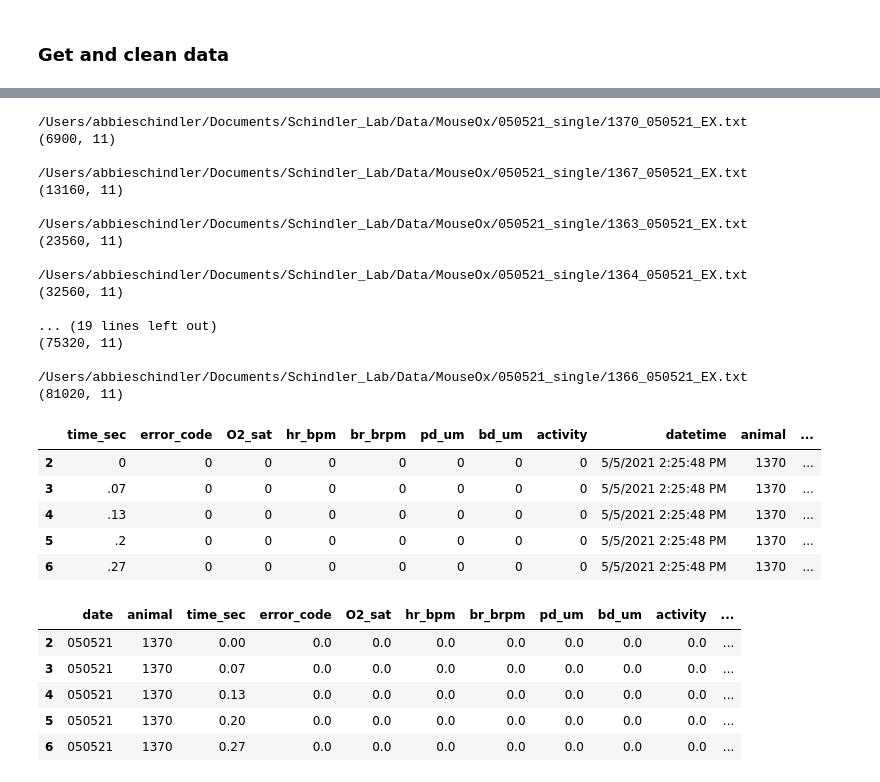
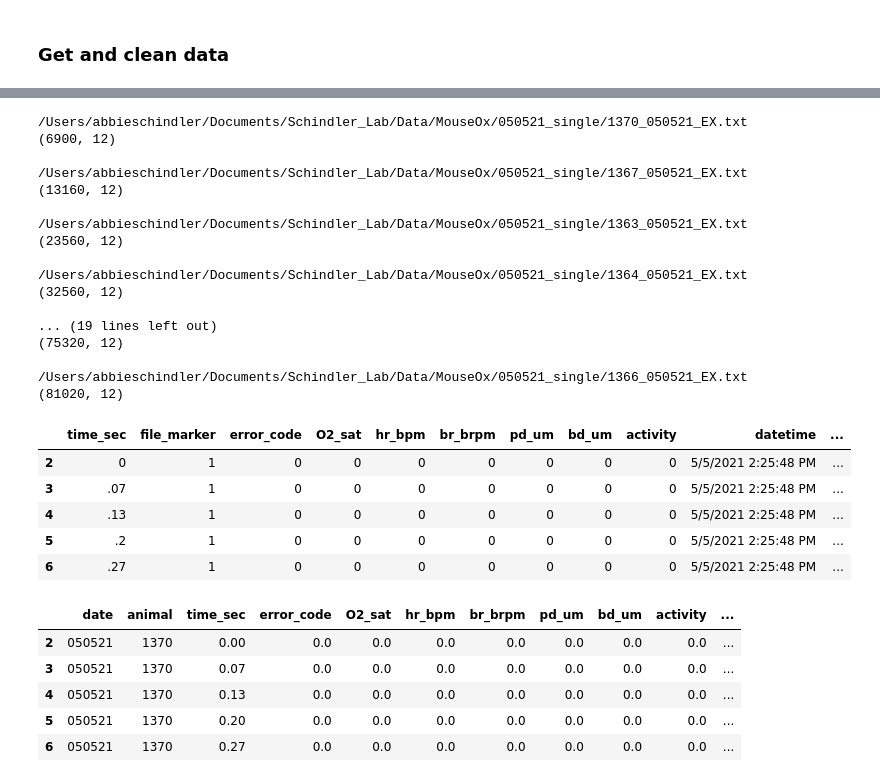
Before and after one commit to grace3999/BB_projects, a Jupyter notebook: MouseOx_single.ipynb, the cells around one changed output, grey strips where cells are left out. Drawn from its saved outputs; the diff is of its cells as text; code cells hidden in the pictures.

```diff
--- a/MouseOx_single.ipynb
+++ b/MouseOx_single.ipynb
@@ -18,7 +36,7 @@ sns.set_style("ticks")
 pd.set_option('display.max_rows', 500)
 pd.set_option('display.max_columns', 500)
 pd.set_option('display.width', 15000)
-pd.set_option('display.max_colwidth', -1)
+pd.set_option('display.max_colwidth', None)
 
 import warnings; warnings.simplefilter('ignore')
 np.set_printoptions(suppress=True)
@@ -38,9 +71,8 @@ np.set_printoptions(suppress=True)
 # %% [markdown]
 ### Get and clean data
 # %%
-path = '/Users/abbieschindler/Documents/Schindler_Lab/Data/MouseOx/050521_single'
+path = '/content/gdrive/Shareddrives/Schindler Lab/data/MouseOx/data/EX1'
 
-#create list of data files provided by Microbiome Insights
 files = os.listdir(path)
 
 data_file_paths = []
@@ -93,52 +119,52 @@ for file in data_file_paths:
     data_int = pd.DataFrame(data = data_int)
 
     #drop un used columns
-    data_int = data_int.drop(['Custom ID', 'Subject', 'File', 'Core', '15Hz'], axis=1)
+    data_int = data_int.drop(['Custom ID', 'Subject', 'Core', '15Hz'], axis=1)
 
     #update columns names
-    data_int.columns = ['time_sec', 'error_code',
+    data_int.columns = ['time_sec', 'file_marker', 'error_code',
                         'O2_sat', 'hr_bpm', 'br_brpm', 'pd_um', 'bd_um', 'activity', 'datetime']
 
     #drop rows with param meta data
     data_int = data_int.drop([0, 1], axis=0)
 
     #add meta data
     data_int['animal'] = animal
     data_int['date'] = date
 
     #reset time index
     if final_data.empty:
         final_data = data_int
     else:
         final_data = pd.concat([final_data, data_int], axis=0)
 
     print(final_data.shape,'\n')
 
 final_data.head()
 # %% [output]
 /Users/abbieschindler/Documents/Schindler_Lab/Data/MouseOx/050521_single/1370_050521_EX.txt
-(6900, 11)
+(6900, 12)
 
 /Users/abbieschindler/Documents/Schindler_Lab/Data/MouseOx/050521_single/1367_050521_EX.txt
-(13160, 11)
+(13160, 12)
 
 /Users/abbieschindler/Documents/Schindler_Lab/Data/MouseOx/050521_single/1363_050521_EX.txt
-(23560, 11)
+(23560, 12)
 
 /Users/abbieschindler/Documents/Schindler_Lab/Data/MouseOx/050521_single/1364_050521_EX.txt
-(32560, 11)
+(32560, 12)
 
 ... (19 lines left out)
-(75320, 11)
+(75320, 12)
 
 /Users/abbieschindler/Documents/Schindler_Lab/Data/MouseOx/050521_single/1366_050521_EX.txt
-(81020, 11)
+(81020, 12)
-|  | time_sec | error_code | O2_sat | hr_bpm | br_brpm | pd_um | bd_um | activity | datetime | animal | ... |
-| 2 | 0 | 0 | 0 | 0 | 0 | 0 | 0 | 0 | 5/5/2021 2:25:48 PM | 1370 | ... |
-| 3 | .07 | 0 | 0 | 0 | 0 | 0 | 0 | 0 | 5/5/2021 2:25:48 PM | 1370 | ... |
-| 4 | .13 | 0 | 0 | 0 | 0 | 0 | 0 | 0 | 5/5/2021 2:25:48 PM | 1370 | ... |
-| 5 | .2 | 0 | 0 | 0 | 0 | 0 | 0 | 0 | 5/5/2021 2:25:48 PM | 1370 | ... |
-| 6 | .27 | 0 | 0 | 0 | 0 | 0 | 0 | 0 | 5/5/2021 2:25:48 PM | 1370 | ... |
+|  | time_sec | file_marker | error_code | O2_sat | hr_bpm | br_brpm | pd_um | bd_um | activity | datetime | ... |
+| 2 | 0 | 1 | 0 | 0 | 0 | 0 | 0 | 0 | 0 | 5/5/2021 2:25:48 PM | ... |
+| 3 | .07 | 1 | 0 | 0 | 0 | 0 | 0 | 0 | 0 | 5/5/2021 2:25:48 PM | ... |
+| 4 | .13 | 1 | 0 | 0 | 0 | 0 | 0 | 0 | 0 | 5/5/2021 2:25:48 PM | ... |
+| 5 | .2 | 1 | 0 | 0 | 0 | 0 | 0 | 0 | 0 | 5/5/2021 2:25:48 PM | ... |
+| 6 | .27 | 1 | 0 | 0 | 0 | 0 | 0 | 0 | 0 | 5/5/2021 2:25:48 PM | ... |
 # %%
 data_final_clean = final_data[['time_sec', 'animal', 'error_code',
                                            'O2_sat', 'hr_bpm', 'br_brpm','pd_um',
```
Also changed, not shown: parts of 17 cells of this notebook.
